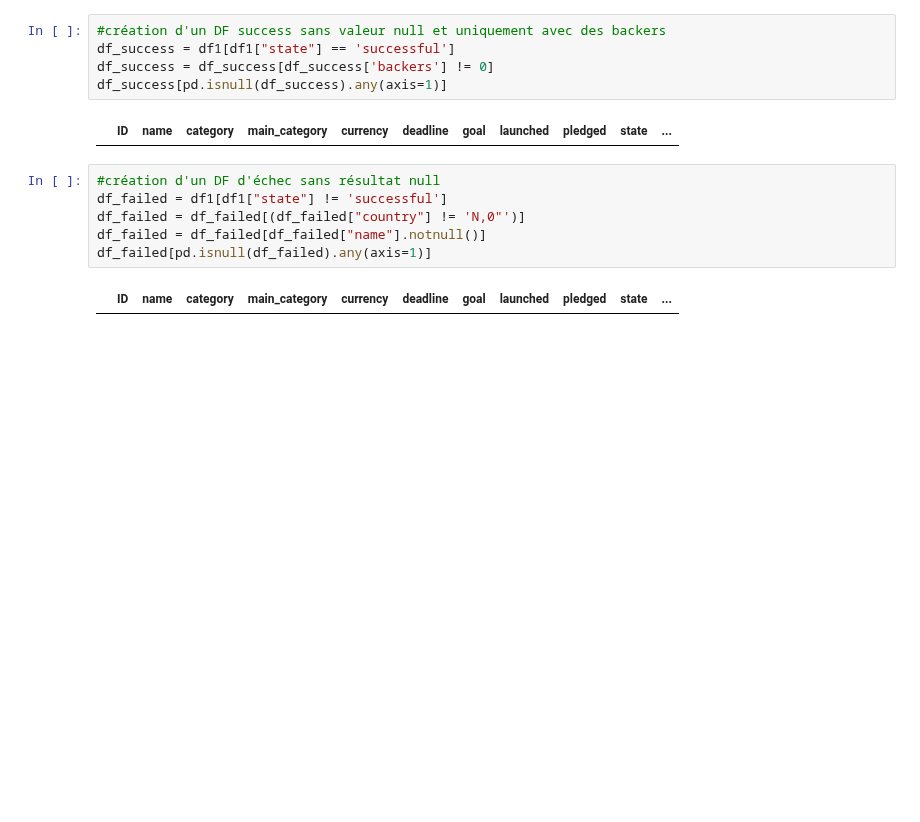
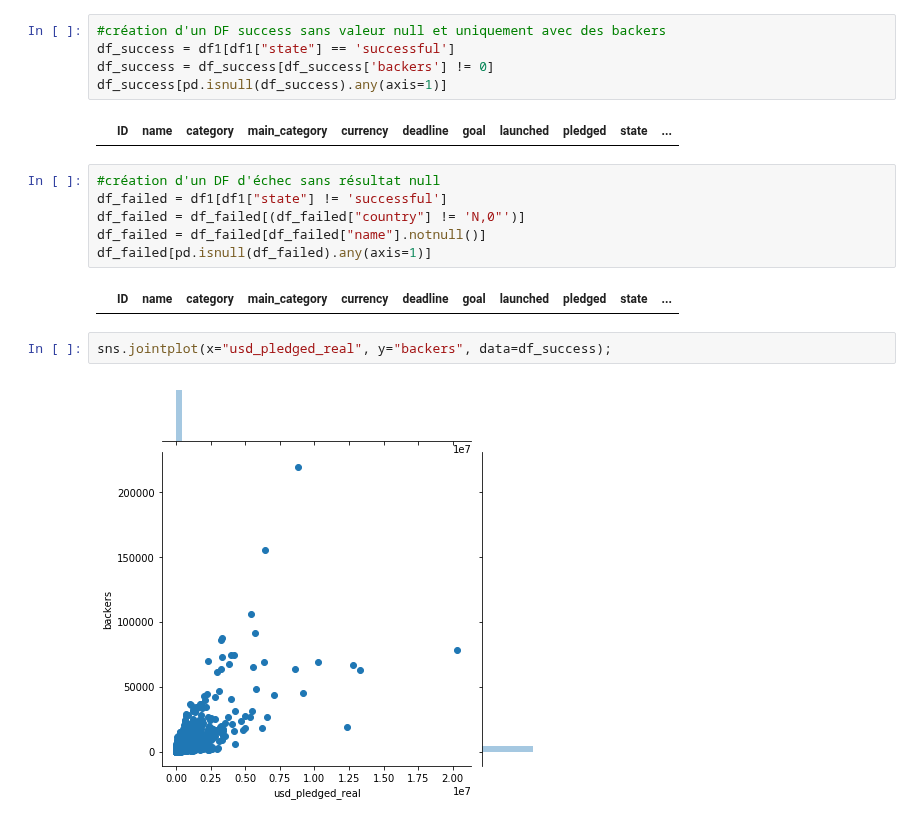
Before and after one commit to tbacha/DMML2019_Team_Apple, a Jupyter notebook: code/Kickstarter_notebook_Team_Apple.ipynb, the cells around one changed output. Drawn from its saved outputs; the diff is of its cells as text; blank space fills up the shorter version.

```diff
--- a/code/Kickstarter_notebook_Team_Apple.ipynb
+++ b/code/Kickstarter_notebook_Team_Apple.ipynb
@@ -221,3 +223,7 @@ df_failed = df_failed[df_failed["name"].notnull()]
 df_failed[pd.isnull(df_failed).any(axis=1)]
 # %% [output]
 |  | ID | name | category | main_category | currency | deadline | goal | launched | pledged | state | ... |
+# %%
+sns.jointplot(x="usd_pledged_real", y="backers", data=df_success);
+# %% [output]
+[figure, added]
```
Also changed, not shown: parts of 3 cells of this notebook.
